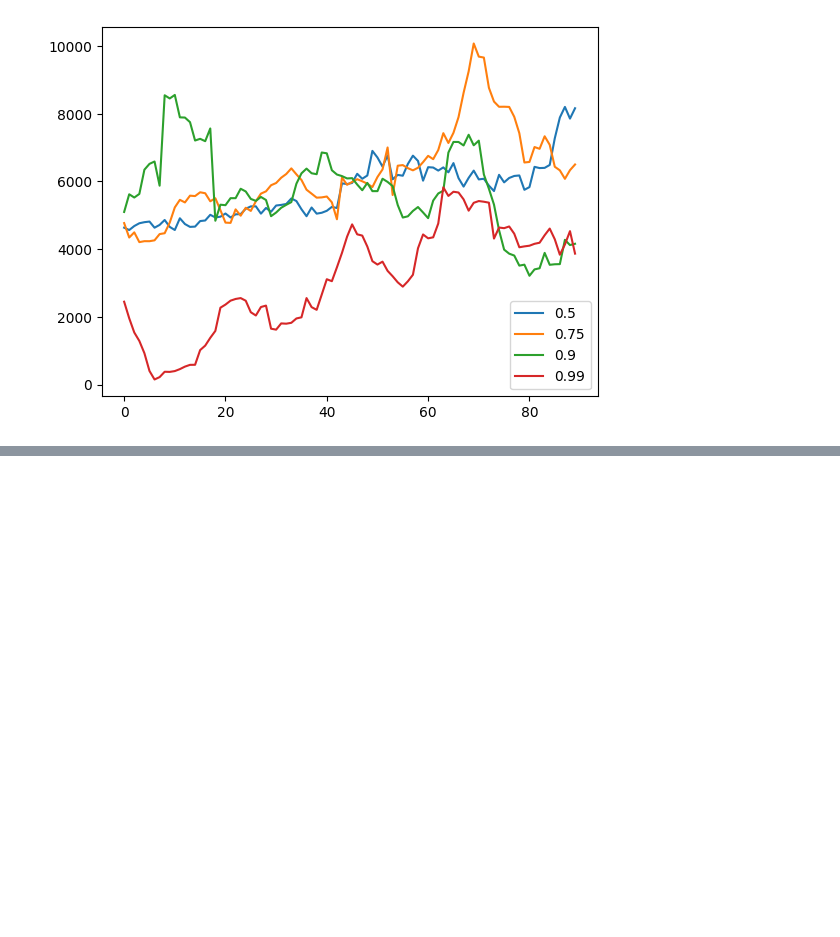
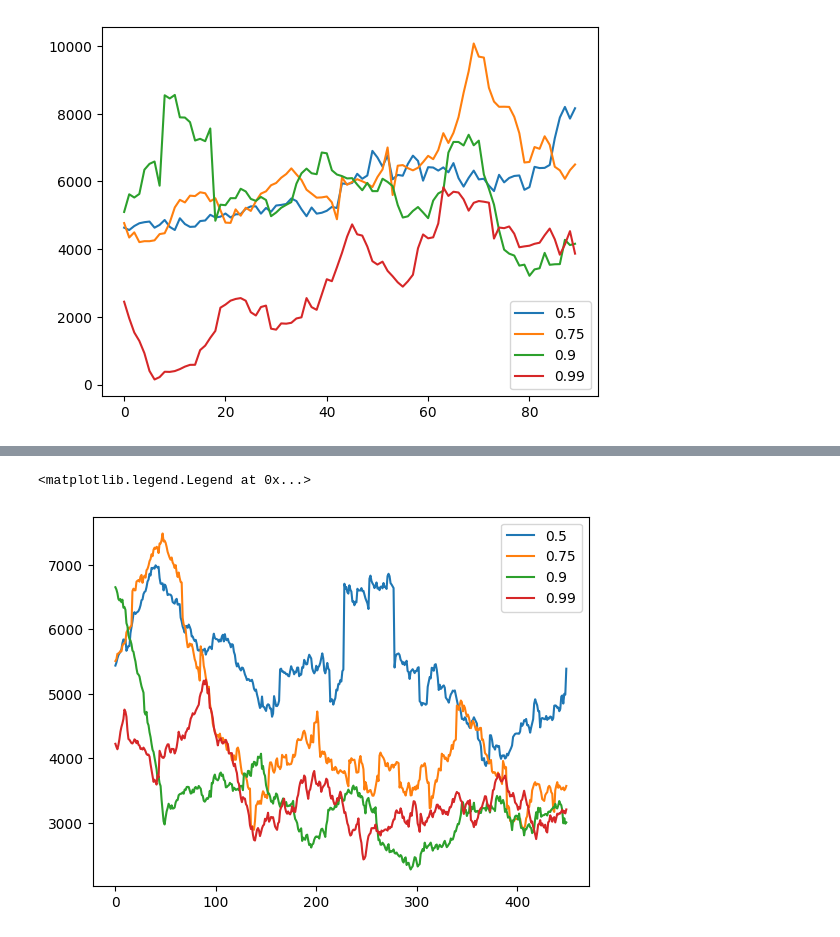
Before and after one commit to na-trium-144/pumila, a Jupyter notebook: notebook/pumila10.ipynb, the cells around one changed output, grey strips where cells are left out. Cells and saved outputs as stored; diff of their text form; code cells hidden in the pictures; blank space fills up the shorter version.

```diff
--- a/notebook/pumila10.ipynb
+++ b/notebook/pumila10.ipynb
@@ -145,0 +172,10 @@ gamma = 0.5
+# %%
+ar = np.array(scores)
+plt.plot(
+    np.array([[np.average(ar[j, i:i+50]) for i in range(len(scores[j])-50)] for j in range(len(scores))]).T,
+    label=[0.5, 0.75, 0.9, 0.99]
+)
+plt.legend()
+# %% [output]
+<matplotlib.legend.Legend at 0x...>
+[figure, added]
```
Also changed, not shown: parts of 5 cells of this notebook, 2 other files.
